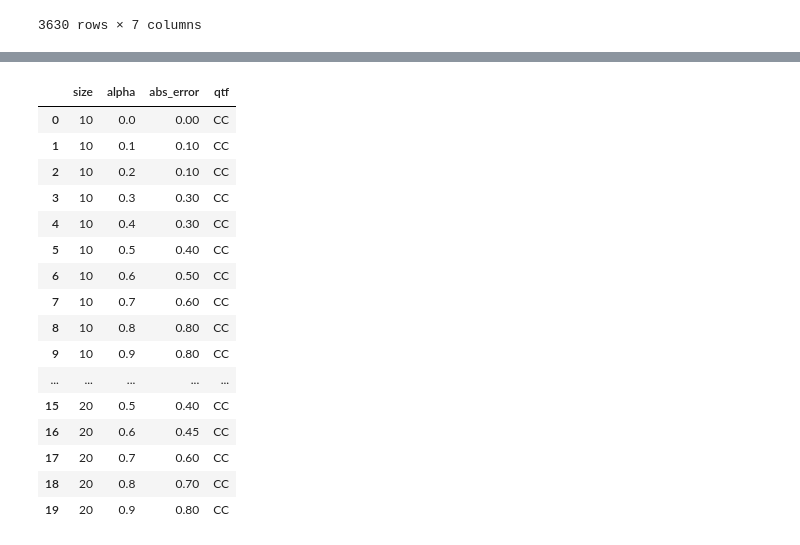
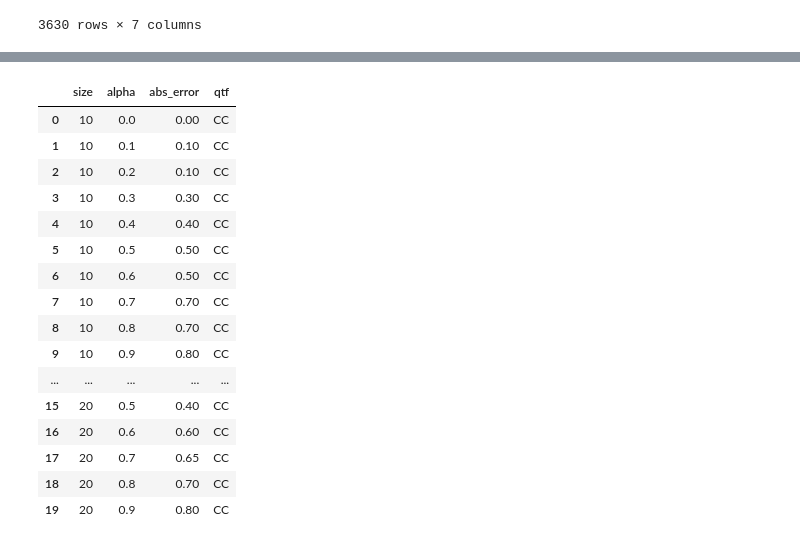
Before and after one commit to luizfernandolj/Quantifiers, a Jupyter notebook: Analysis.ipynb, the cells around one changed output, grey strips where cells are left out. Drawn from its saved outputs; the diff is of its cells as text; code cells hidden in the pictures.

```diff
--- a/Analysis.ipynb
+++ b/Analysis.ipynb
@@ -78,36 +78,40 @@ datas[2]
 | 3629 | 3 | 100 | 1.0 | 0.0 | 0.00 | 0.00 | SORD |
 3630 rows × 7 columns
 # %%
-abs_err = pd.DataFrame(columns=['size', 'alpha', 'abs_error', 'qtf'])
-sizes = qtf_data['Test_size'].unique()
-alphas = qtf_data['alpha'].unique()[:-1]
+
+sizes = datas[2]['Test_size'].unique()
+alphas = datas[2]['alpha'].unique()[:-1]
 quantifiers = datas[2]['quantifier'].unique()
-for qtf in quantifiers:
-    qtf_data = datas[2][datas[2]['quantifier'] == qtf]
-    for size in sizes:
-        for alpha in alphas:
-            median_abs_sample = round(qtf_data.loc[(qtf_data['Test_size'] == size) &
-                                             (qtf_data['alpha'] == alpha)]['abs_error'].median(), 2)
-            df_ext = {'size':size, 'alpha':alpha, 'abs_error':median_abs_sample, 'qtf':qtf}
-            abs_err = pd.concat([abs_err, pd.DataFrame([df_ext.values()], columns=abs_err.columns)], ignore_index=True)
+for data in datas:
+    abs_err = pd.DataFrame(columns=['size', 'alpha', 'abs_error', 'qtf'])
+    list_datas = []
+    for qtf in quantifiers:
+        qtf_data = data[data['quantifier'] == qtf]
+        for size in sizes:
+            for alpha in alphas:
+                median_abs_sample = round(qtf_data.loc[(qtf_data['Test_size'] == size) &
+                                                 (qtf_data['alpha'] == alpha)]['abs_error'].median(), 2)
+                df_ext = {'size':size, 'alpha':alpha, 'abs_error':median_abs_sample, 'qtf':qtf}
+                abs_err = pd.concat([abs_err, pd.DataFrame([df_ext.values()], columns=abs_err.columns)], ignore_index=True)
+    list_datas.append(abs_err)
 # %%
-abs_err.head(20)
+list_datas[0].head(20)
 # %% [output]
 |  | size | alpha | abs_error | qtf |
 | 0 | 10 | 0.0 | 0.00 | CC |
 | 1 | 10 | 0.1 | 0.10 | CC |
 | 2 | 10 | 0.2 | 0.10 | CC |
 | 3 | 10 | 0.3 | 0.30 | CC |
-| 4 | 10 | 0.4 | 0.30 | CC |
-| 5 | 10 | 0.5 | 0.40 | CC |
+| 4 | 10 | 0.4 | 0.40 | CC |
+| 5 | 10 | 0.5 | 0.50 | CC |
 | 6 | 10 | 0.6 | 0.50 | CC |
-| 7 | 10 | 0.7 | 0.60 | CC |
-| 8 | 10 | 0.8 | 0.80 | CC |
+| 7 | 10 | 0.7 | 0.70 | CC |
+| 8 | 10 | 0.8 | 0.70 | CC |
 | 9 | 10 | 0.9 | 0.80 | CC |
 | ... | ... | ... | ... | ... |
 | 15 | 20 | 0.5 | 0.40 | CC |
-| 16 | 20 | 0.6 | 0.45 | CC |
-| 17 | 20 | 0.7 | 0.60 | CC |
+| 16 | 20 | 0.6 | 0.60 | CC |
+| 17 | 20 | 0.7 | 0.65 | CC |
 | 18 | 20 | 0.8 | 0.70 | CC |
 | 19 | 20 | 0.9 | 0.80 | CC |
 # %%
```
Also changed, not shown: parts of 8 cells of this notebook, 3 other files.
